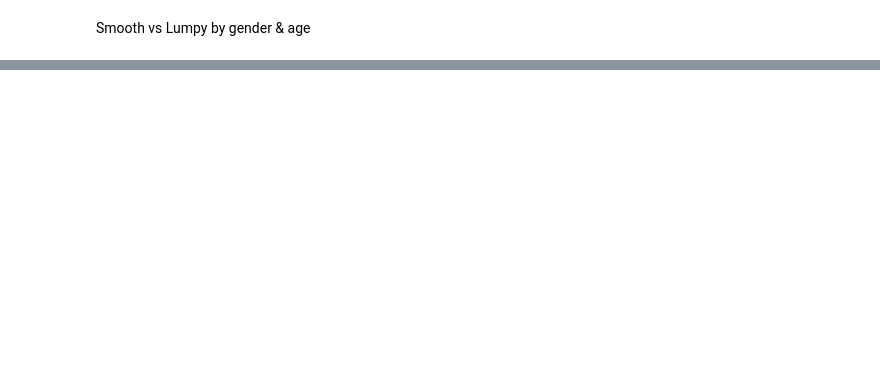
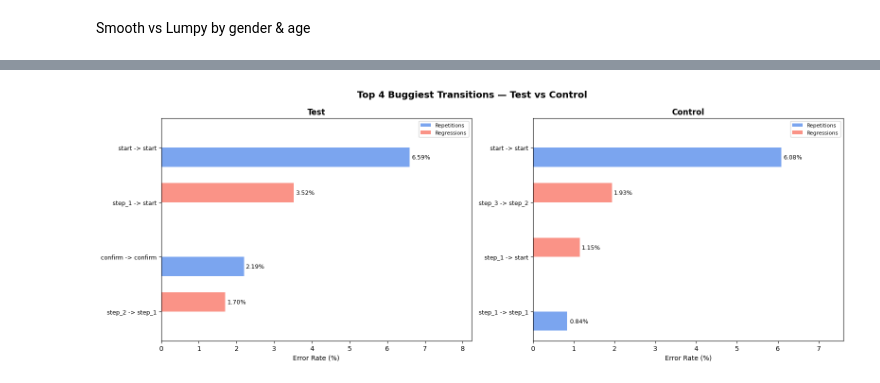
Before and after one commit to rachelv2/vanguard-ab-test, a Jupyter notebook: notebooks/data_cleaning_beatriz.ipynb, the cells around one changed output, grey strips where cells are left out. Saved outputs shown, nothing was run; the diff lists cells and outputs as text; code cells hidden in the pictures; blank space fills up the shorter version.

```diff
--- a/notebooks/data_cleaning_beatriz.ipynb
+++ b/notebooks/data_cleaning_beatriz.ipynb
@@ -582,0 +827,42 @@ Smooth vs Lumpy by gender & age
+# %%
+#Buggiest transition per group. Did the test solve the issue?
+
+fig, axes = plt.subplots(1, 2, figsize=(16, 6), sharey=False)
+fig.suptitle("Top 4 Buggiest Transitions — Test vs Control", fontsize=14, fontweight="bold")
+
+for ax, variation in zip(axes, ["Test", "Control"]):
+    data = (
+        transition_errors
+        .filter(pl.col("Variation") == variation)
+        .sort("error_rate", descending=True)
+        .head(4)
+    )
+
+    transitions  = data["transition"].to_list()
+    rep_rates    = (data["n_repetitions"] / data["total_rows"] * 100).to_list()
+    reg_rates    = (data["n_regressions"] / data["total_rows"] * 100).to_list()
+
+    x = np.arange(len(transitions))
+    w = 0.35
+
+    ax.barh(x + w/2, rep_rates, w, label="Repetitions", color="cornflowerblue", alpha=0.85)
+    ax.barh(x - w/2, reg_rates, w, label="Regressions", color="salmon",         alpha=0.85)
+
+    for i, (rep, reg) in enumerate(zip(rep_rates, reg_rates)):
+        if rep > 0:
+            ax.text(rep + 0.05, i + w/2, f"{rep:.2f}%", va="center", fontsize=9)
+        if reg > 0:
+            ax.text(reg + 0.05, i - w/2, f"{reg:.2f}%", va="center", fontsize=9)
+
+    ax.set_title(variation, fontsize=12, fontweight="bold")
+    ax.set_yticks(x)
+    ax.set_yticklabels(transitions, fontsize=9)
+    ax.set_xlabel("Error Rate (%)")
+    ax.set_xlim(0, max(rep_rates + reg_rates) * 1.25)  # extra space for labels
+    ax.invert_yaxis()
+    ax.legend(fontsize=8)
+
+plt.tight_layout()
+plt.show()
+# %% [output]
+[figure, added]
```
Also changed, not shown: parts of 19 cells of this notebook, 5 other files.
